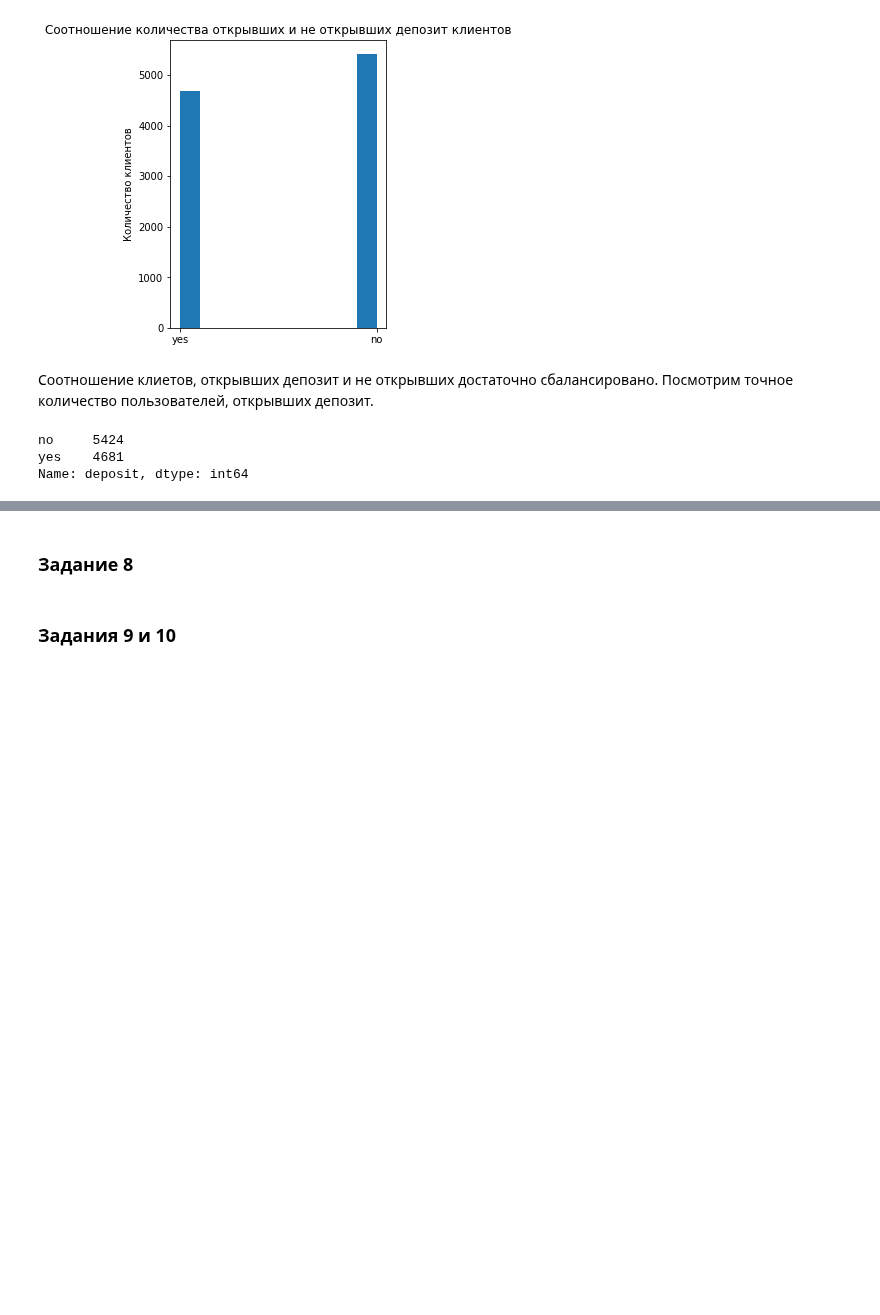
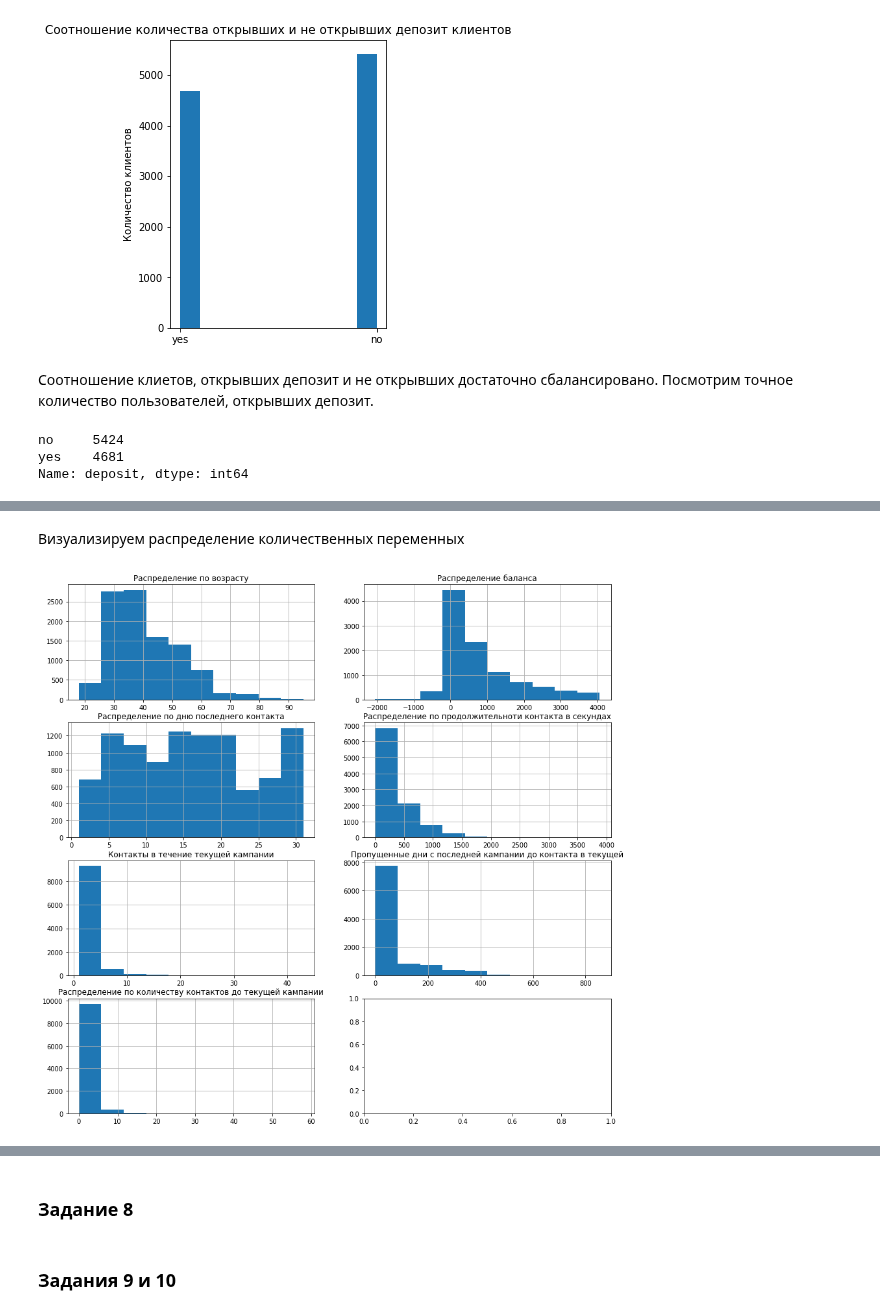
Before and after one commit to UdTatyana/SF-Data-Science, a Jupyter notebook: project_4/Project_4_ML.ipynb, the cells around one changed output, grey strips where cells are left out. Cells and saved outputs as stored; diff of their text form; code cells hidden in the pictures; blank space fills up the shorter version.

```diff
--- a/project_4/Project_4_ML.ipynb
+++ b/project_4/Project_4_ML.ipynb
@@ -213,0 +211,34 @@ Name: deposit, dtype: int64
+# %% [markdown]
+Визуализируем распределение количественных переменных
+# %%
+fig, axes = plt.subplots(nrows=4, ncols=2,figsize=(15,15))
+
+axes[0,0].hist(x=df['age'])
+axes[0,0].set_title('Распределение по возрасту')
+axes[0,0].grid()
+
+axes[0,1].hist(x=df['balance'])
+axes[0,1].set_title('Распределение баланса')
+axes[0,1].grid()
+
+axes[1,0].hist(x=df['day'])
+axes[1,0].set_title('Распределение по дню последнего контакта')
+axes[1,0].grid()
+
+axes[1,1].hist(x=df['duration'])
+axes[1,1].set_title('Распределение по продолжительноти контакта в секундах')
+axes[1,1].grid()
+
+axes[2,0].hist(x=df['campaign'])
+axes[2,0].set_title('Контакты в течение текущей кампании')
+axes[2,0].grid()
+
+axes[2,1].hist(x=df['pdays'])
+axes[2,1].set_title('Пропущенные дни с последней кампании до контакта в текущей')
+axes[2,1].grid()
+
+axes[3,0].hist(x=df['previous'])
+axes[3,0].set_title('Распределение по количеству контактов до текущей кампании')
+axes[3,0].grid()
+# %% [output]
+[figure, added]
```
Also changed, not shown: parts of 22 cells of this notebook.
